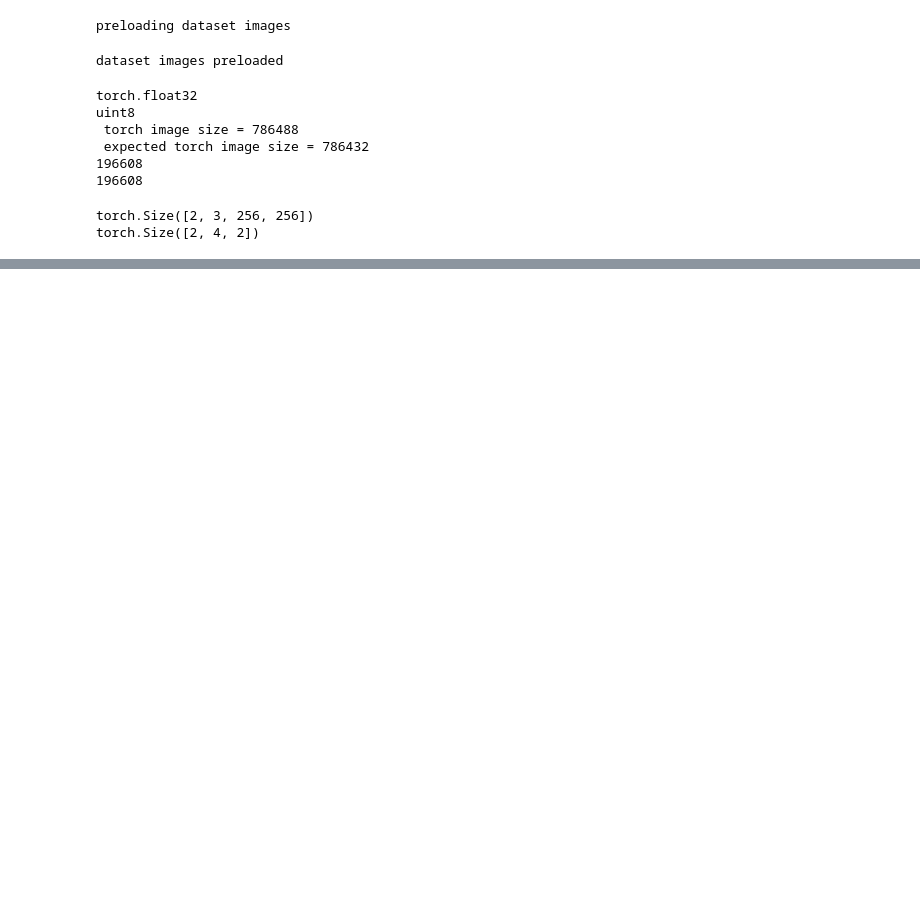
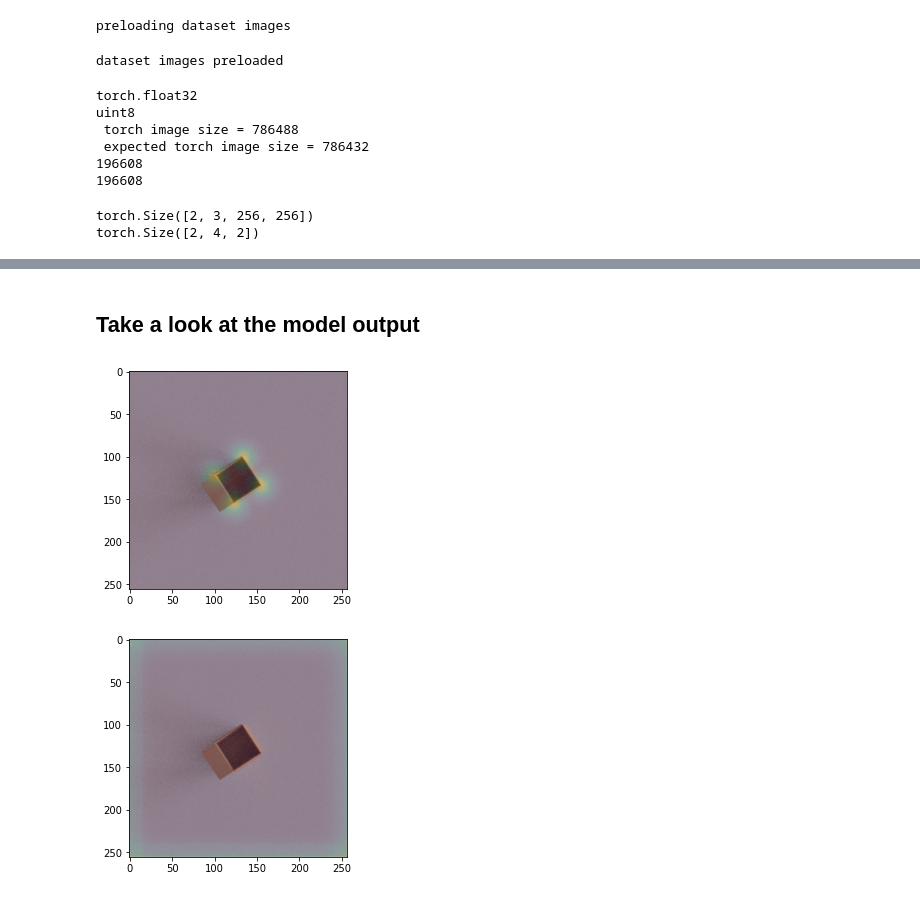
Before and after one commit to tlpss/box-manipulation, a Jupyter notebook: keypoint_detection/notebooks/box_keypoint_detection.ipynb, the cells around one changed output, grey strips where cells are left out. Saved outputs shown, nothing was run; the diff lists cells and outputs as text; code cells hidden in the pictures; blank space fills up the shorter version.

```diff
--- a/keypoint_detection/notebooks/box_keypoint_detection.ipynb
+++ b/keypoint_detection/notebooks/box_keypoint_detection.ipynb
@@ -128,7 +152,9 @@ show_heatmap_overlay(imgs[0],flap_heatmaps[0])
 # %%
 pl.seed_everything(2021, workers = True) # deterministic run
 model = KeypointDetector(detect_flap_keypoints=False)
-module = BoxKeypointsDataModule(BoxKeypointsDataset(JSON_PATH, IMAGE_DATASET_PATH),2)
+dataset = BoxDatasetPreloaded(JSON_PATH, IMAGE_DATASET_PATH)
+module = BoxKeypointsDataModule(dataset,batch_size = 4, validation_split_ratio= 0.1)
+# number of batches!
 print(len(module.val_dataloader()))
 print(len(module.train_dataloader()))
 trainer = pl.Trainer(max_epochs = 1, logger=wandb_logger, gpus=0)
@@ -137,8 +190,15 @@ trainer.fit(model, module)
+# %% [markdown]
+## Take a look at the model output
 # %%
 batch = next(iter(module.train_dataloader()))
 
 imgs, corner_keypoints, flap_keypoints = batch
 
 with torch.no_grad():
     predictions = model(imgs)
+    heatmaps = model.create_heatmap_batch(imgs[0].shape[1:],corner_keypoints)
+    show_heatmap_overlay(imgs[0], heatmaps[0])
     show_heatmap_overlay(imgs[0],predictions[0][0])
+# %% [output]
+[figure, added]
+[figure, added]
```
Also changed, not shown: parts of 7 cells of this notebook.
